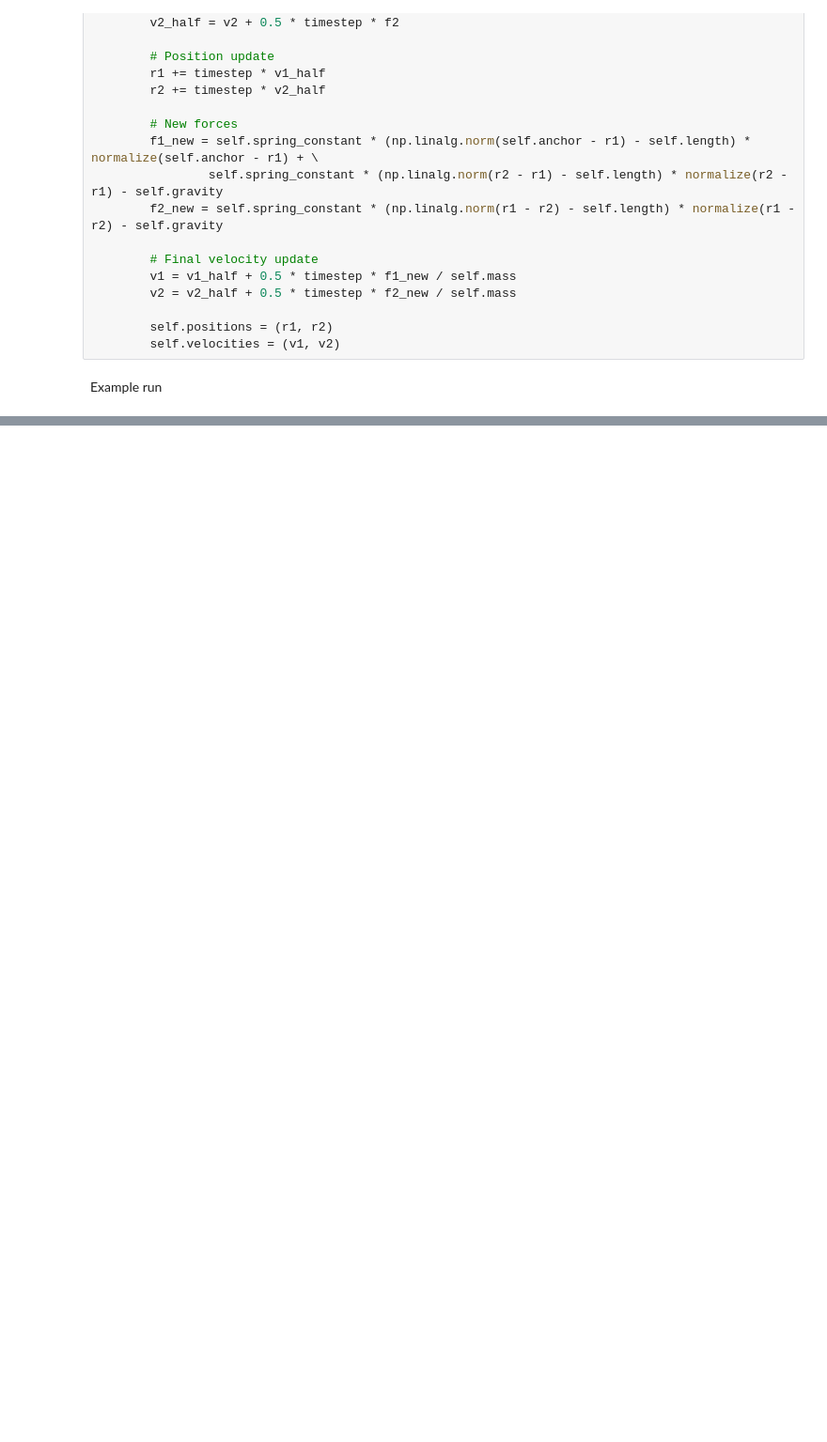
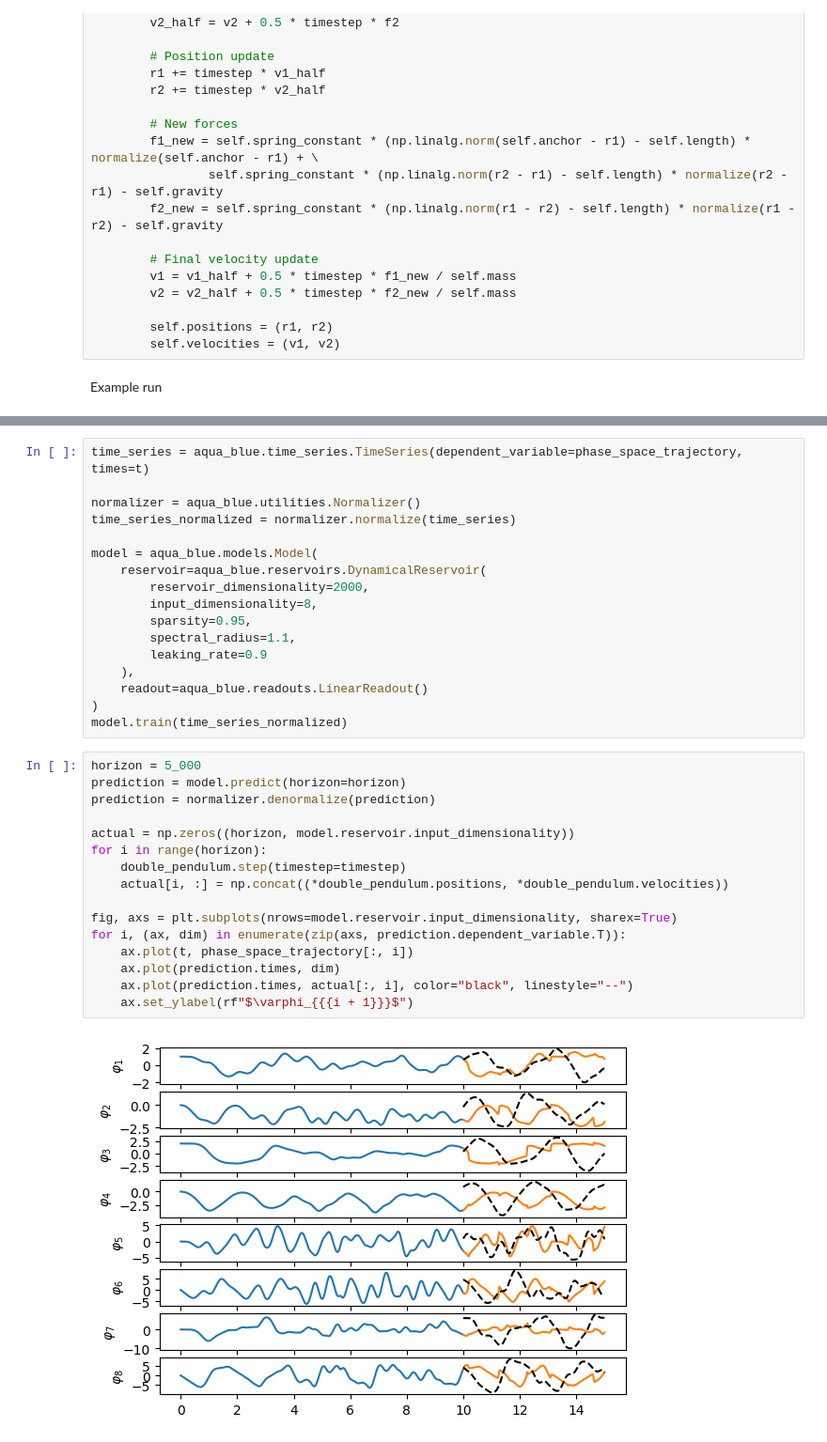
Before and after one commit to Chicago-Club-Management-Company/aqua-blue, a Jupyter notebook: examples/knowledge-based-model.ipynb, the cells around one changed output, grey strips where cells are left out. Shown: that part at 94% size. Drawn from its saved outputs; the diff is of its cells as text; blank space fills up the shorter version.

```diff
--- a/examples/knowledge-based-model.ipynb
+++ b/examples/knowledge-based-model.ipynb
@@ -137,0 +145,35 @@ plt.show()
+# %%
+time_series = aqua_blue.time_series.TimeSeries(dependent_variable=phase_space_trajectory, times=t)
+
+normalizer = aqua_blue.utilities.Normalizer()
+time_series_normalized = normalizer.normalize(time_series)
+
+model = aqua_blue.models.Model(
+    reservoir=aqua_blue.reservoirs.DynamicalReservoir(
+        reservoir_dimensionality=2000,
+        input_dimensionality=8,
+        sparsity=0.95,
+        spectral_radius=1.1,
+        leaking_rate=0.9
+    ),
+    readout=aqua_blue.readouts.LinearReadout()
+)
+model.train(time_series_normalized)
+# %%
+horizon = 5_000
+prediction = model.predict(horizon=horizon)
+prediction = normalizer.denormalize(prediction)
+
+actual = np.zeros((horizon, model.reservoir.input_dimensionality))
+for i in range(horizon):
+    double_pendulum.step(timestep=timestep)
+    actual[i, :] = np.concat((*double_pendulum.positions, *double_pendulum.velocities))
+
+fig, axs = plt.subplots(nrows=model.reservoir.input_dimensionality, sharex=True)
+for i, (ax, dim) in enumerate(zip(axs, prediction.dependent_variable.T)):
+    ax.plot(t, phase_space_trajectory[:, i])
+    ax.plot(prediction.times, dim)
+    ax.plot(prediction.times, actual[:, i], color="black", linestyle="--")
+    ax.set_ylabel(rf"$\varphi_{{{i + 1}}}$")
+# %% [output]
+[figure, added]
```
Also changed, not shown: parts of 2 cells of this notebook.
